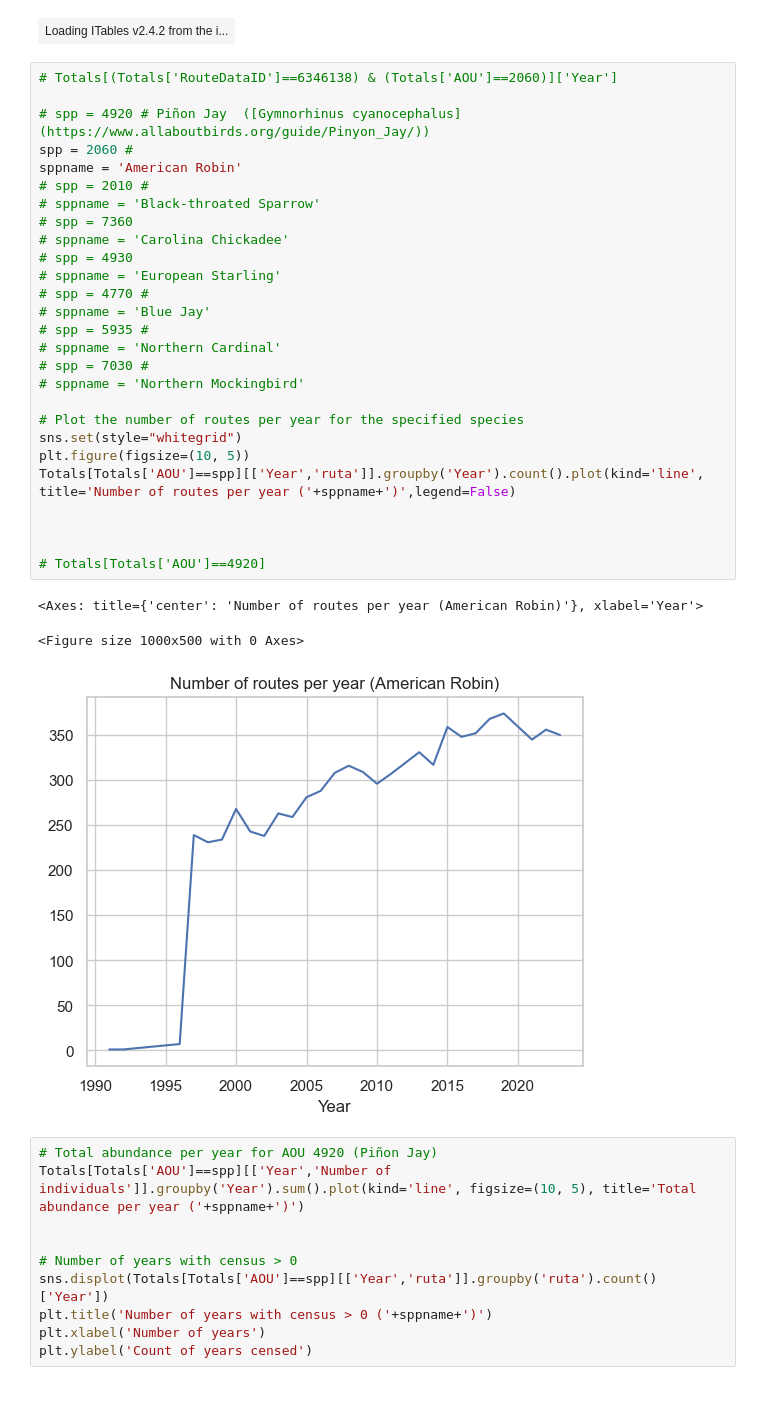
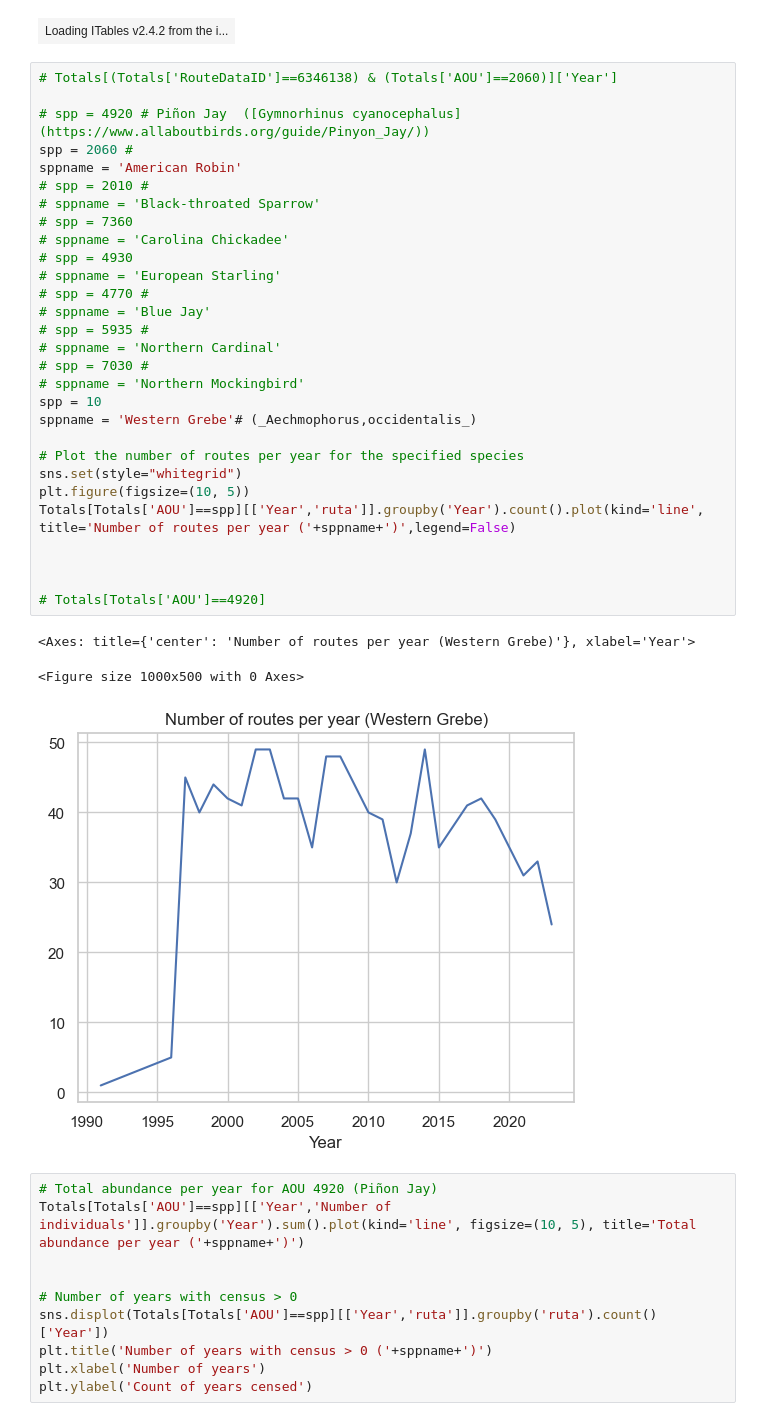
Before and after one commit to horaciosamaniego/bbs, a Jupyter notebook: ts_processing.ipynb, the cells around one changed output. Drawn from its saved outputs; the diff is of its cells as text.

```diff
--- a/ts_processing.ipynb
+++ b/ts_processing.ipynb
@@ -112,34 +156,36 @@ display(spps)
 # %%
 # Totals[(Totals['RouteDataID']==6346138) & (Totals['AOU']==2060)]['Year']
 
 # spp = 4920 # Piñon Jay  ([Gymnorhinus cyanocephalus](https://www.allaboutbirds.org/guide/Pinyon_Jay/))
 spp = 2060 #
 sppname = 'American Robin'
 # spp = 2010 #
 # sppname = 'Black-throated Sparrow'
 # spp = 7360
 # sppname = 'Carolina Chickadee'
 # spp = 4930
 # sppname = 'European Starling'
 # spp = 4770 #
 # sppname = 'Blue Jay'
 # spp = 5935 #
 # sppname = 'Northern Cardinal'
 # spp = 7030 #
 # sppname = 'Northern Mockingbird'
+spp = 10
+sppname = 'Western Grebe'# (_Aechmophorus,occidentalis_)
 
 # Plot the number of routes per year for the specified species
 sns.set(style="whitegrid")
 plt.figure(figsize=(10, 5))
 Totals[Totals['AOU']==spp][['Year','ruta']].groupby('Year').count().plot(kind='line', title='Number of routes per year ('+sppname+')',legend=False)
 
 
 
 # Totals[Totals['AOU']==4920]
 # %% [output]
-<Axes: title={'center': 'Number of routes per year (American Robin)'}, xlabel='Year'>
+<Axes: title={'center': 'Number of routes per year (Western Grebe)'}, xlabel='Year'>
 <Figure size 1000x500 with 0 Axes>
-[figure, old version]
+[figure, new version]
 # %%
 # Total abundance per year for AOU 4920 (Piñon Jay)
 Totals[Totals['AOU']==spp][['Year','Number of individuals']].groupby('Year').sum().plot(kind='line', figsize=(10, 5), title='Total abundance per year ('+sppname+')')
```
Also changed, not shown: parts of 7 cells of this notebook.
